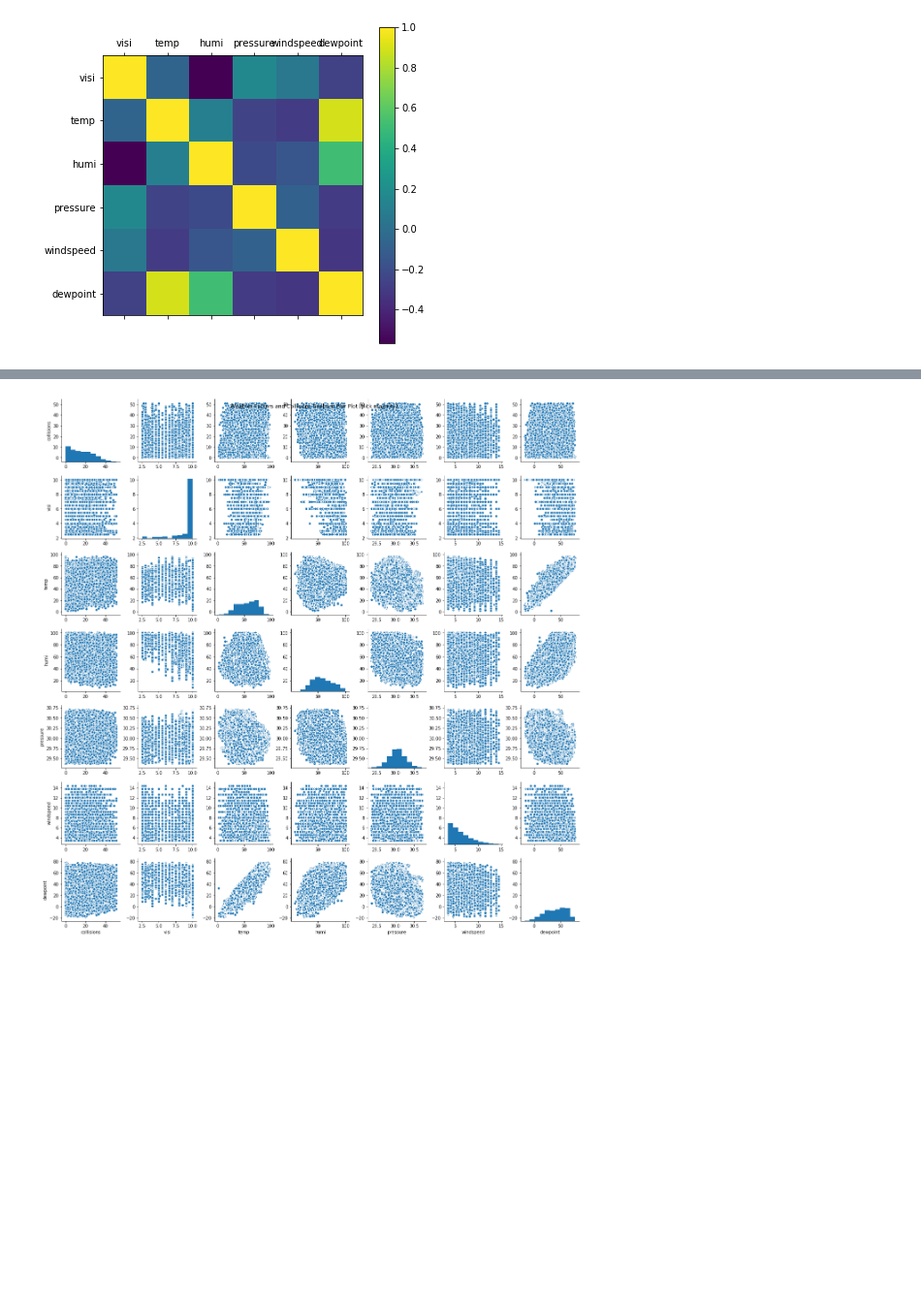
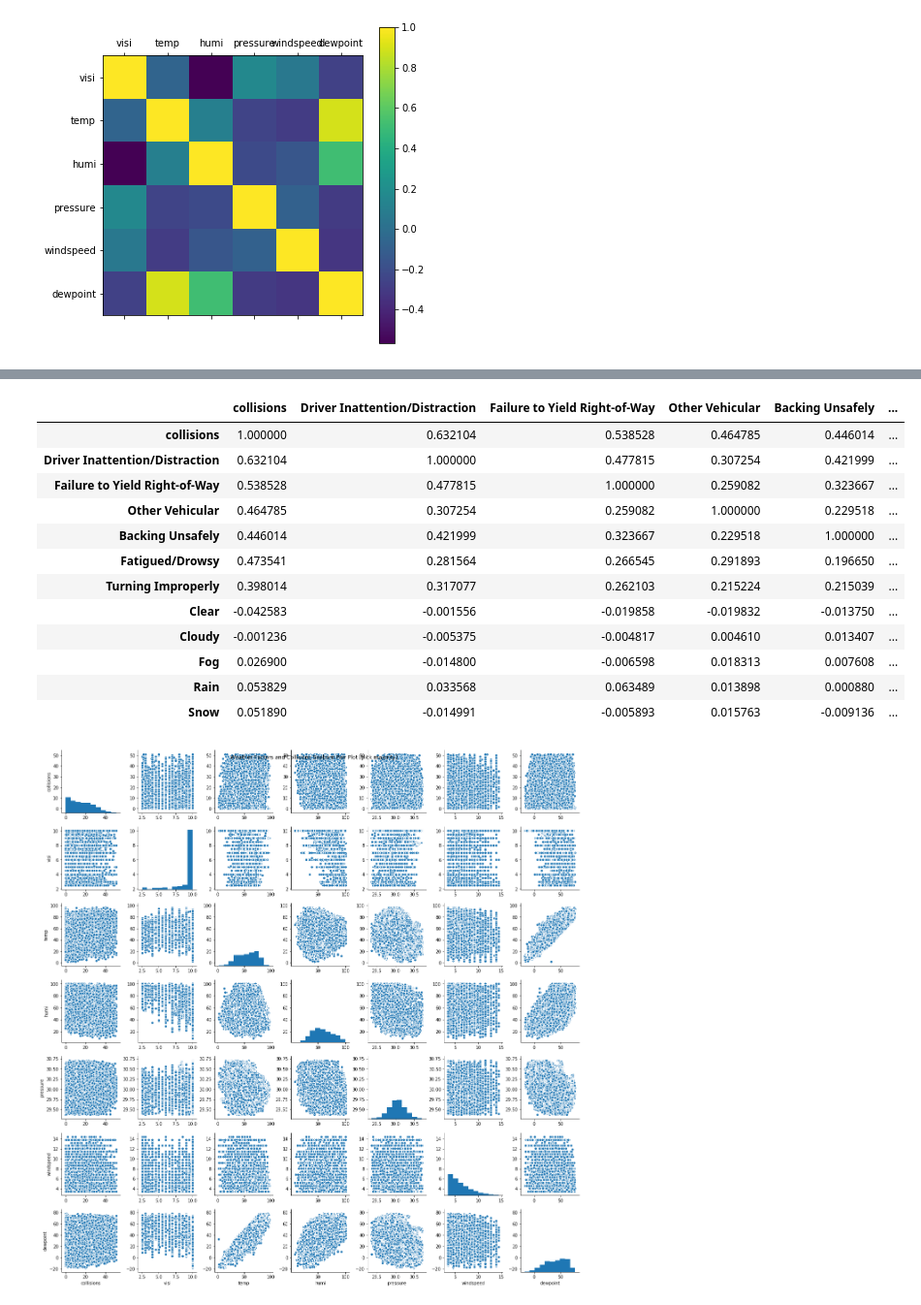
Before and after one commit to yanghua23/PDA_NYC_Weather_and_Vehicle_Collisions, a Jupyter notebook: PDA_NYC_weather_and_vehicle_collisions.ipynb, the cells around one changed output, grey strips where cells are left out. Shown at 97% size. Cells and saved outputs as stored; diff of their text form; code cells hidden in the pictures; blank space fills up the shorter version.

```diff
--- a/PDA_NYC_weather_and_vehicle_collisions.ipynb
+++ b/PDA_NYC_weather_and_vehicle_collisions.ipynb
@@ -661,3 +797,19 @@ plt.savefig(title.replace(' ', '_') + '.png')
+# %%
+df.corr()
+# %% [output]
+|  | collisions | Driver Inattention/Distraction | Failure to Yield Right-of-Way | Other Vehicular | Backing Unsafely | ... |
+| collisions | 1.000000 | 0.632104 | 0.538528 | 0.464785 | 0.446014 | ... |
+| Driver Inattention/Distraction | 0.632104 | 1.000000 | 0.477815 | 0.307254 | 0.421999 | ... |
+| Failure to Yield Right-of-Way | 0.538528 | 0.477815 | 1.000000 | 0.259082 | 0.323667 | ... |
+| Other Vehicular | 0.464785 | 0.307254 | 0.259082 | 1.000000 | 0.229518 | ... |
+| Backing Unsafely | 0.446014 | 0.421999 | 0.323667 | 0.229518 | 1.000000 | ... |
+| Fatigued/Drowsy | 0.473541 | 0.281564 | 0.266545 | 0.291893 | 0.196650 | ... |
+| Turning Improperly | 0.398014 | 0.317077 | 0.262103 | 0.215224 | 0.215039 | ... |
+| Clear | -0.042583 | -0.001556 | -0.019858 | -0.019832 | -0.013750 | ... |
+| Cloudy | -0.001236 | -0.005375 | -0.004817 | 0.004610 | 0.013407 | ... |
+| Fog | 0.026900 | -0.014800 | -0.006598 | 0.018313 | 0.007608 | ... |
+| Rain | 0.053829 | 0.033568 | 0.063489 | 0.013898 | 0.000880 | ... |
+| Snow | 0.051890 | -0.014991 | -0.005893 | 0.015763 | -0.009136 | ... |
 # %%
 #If you want to visualize each feature's skewness as well - use seaborn pairplots.
 df = weather.loc[:, ['collisions', 'visi', 'temp', 'humi', 'pressure', 'windspeed', 'dewpoint']]
```
Also changed, not shown: parts of 10 cells of this notebook.
